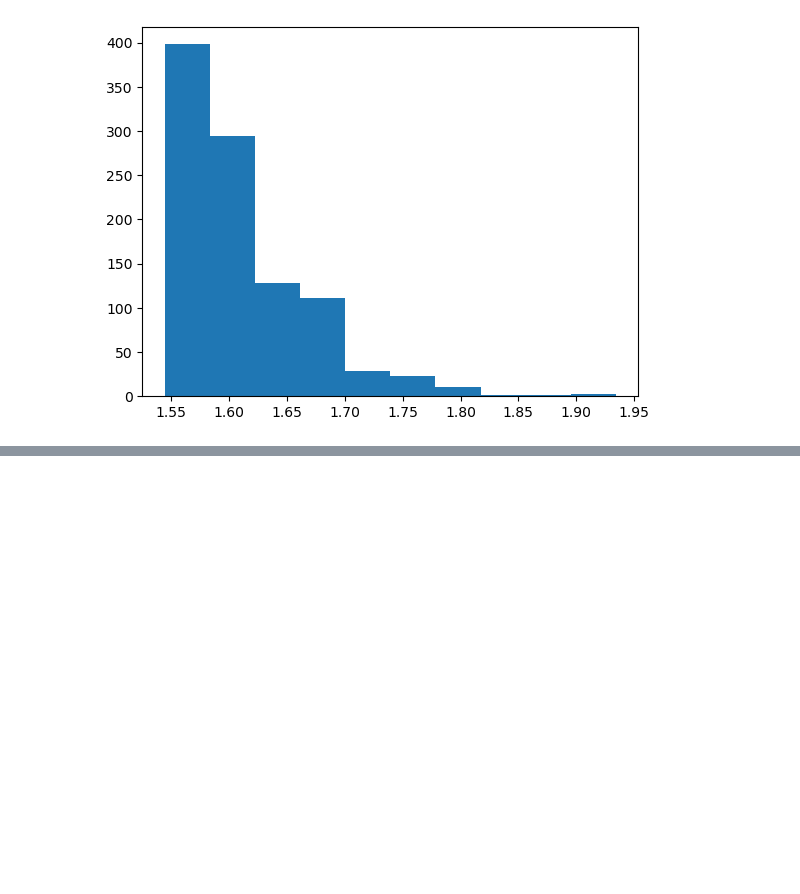
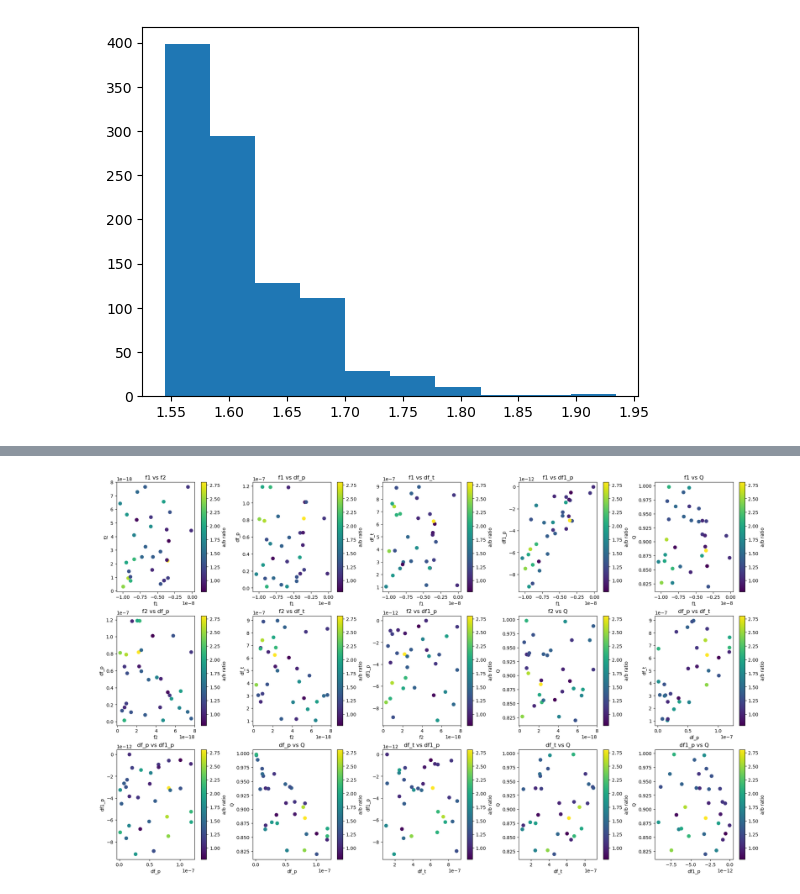
Before and after one commit to damondmc/simGlitch, a Jupyter notebook: search_setup.ipynb, the cells around one changed output, grey strips where cells are left out. Saved outputs shown, nothing was run; the diff lists cells and outputs as text; code cells hidden in the pictures; blank space fills up the shorter version.

```diff
--- a/search_setup.ipynb
+++ b/search_setup.ipynb
@@ -331,0 +210,19 @@ Name: 0, dtype: float64
+# %%
+# Assuming data is your list of 20 numbers
+data = d1[1].data['coh2F_H1'][0]  # Replace with your actual data
+df = pd.read_csv('./data/no_glitch/100-100Hz/signal_glitch_params.csv')
+# Placeholder headers and data
+headers = ['f0', 'f1', 'f2']
+# Determine field width (enough for headers or formatted numbers)
+field_width = max(max(len(h) for h in headers), 8)  # 8 for numbers like "12.34567"
+
+# Print headers
+print(' || '.join(f'{h:>{field_width}}' for h in headers))
+
+# Print data with 5 decimal places
+print(' || '.join(f'{x:>{field_width}.2e}' for x in df.iloc[0][2:5]))
+
+
+print('No glitch:')
+for i in range(0, 20, 5):
+    print(f"{data[i]:>8.5f} || {data[i+1]:>8.5f} || {data[i+2]:>8.5f} || {data[i+3]:>8.5f} || {data[i+4]:>8.5f}")
@@ -331,0 +283,62 @@ Name: 0, dtype: float64
+# %%
+import pandas as pd
+import numpy as np
+import matplotlib.pyplot as plt
+from astropy.io import fits
+import itertools
+
+# Load the CSV file
+df = pd.read_csv('./data/with_glitch_goodCase/100-100Hz/signal_glitch_params.csv')
+
+# Extract parameters
+n_glitch = 2  # n glitch per signal
+f0 = df['f0'][::2].values  # size of 32
+f1 = df['f1'][::2].values
+f2 = df['f2'][::2].values
+df_p = df['df_p'].values[::2]  # Take every other to match size 32
+df_t = df['df_t'].values[::2]
+df1_p = df['df1_p'].values[::2]
+q = df['Q'].values[::2]
+
+# Load data from FITS files and compute a/b
+a = []
+b = []
+for i in range(32):
+    d1 = fits.open(f'./results/5d/no_glitch/100-100Hz/no_glitch_CW{i}.fts')
+    d2 = fits.open(f'./results/5d/with_glitch_goodCase/100-100Hz/with_glitch_goodCase_CW{i}.fts')
+    a.append(d1[1].data['mean2F'][:1])
+    b.append(d2[1].data['mean2F'][:1])
+
+a = np.concatenate(a)
+b = np.concatenate(b)
+ratio = a / b
+
+# Define parameters for plotting
+params = {'f1': f1, 'f2': f2, 'df_p': df_p, 'df_t': df_t, 'df1_p': df1_p, 'Q': q}
+param_names = list(params.keys())
+combinations = list(itertools.combinations(param_names, 2))
+
+# Create a figure with a grid of subplots
+n_cols = 5
+n_rows = int(np.ceil(len(combinations) / n_cols))
+fig, axes = plt.subplots(n_rows, n_cols, figsize=(n_cols * 4, n_rows * 4), constrained_layout=True)
+
+# Flatten axes for easy iteration
+axes = axes.flatten()
+
+# Plot each combination
+for idx, (x_param, y_param) in enumerate(combinations):
+    ax = axes[idx]
+    scatter = ax.scatter(params[x_param], params[y_param], c=ratio, cmap='viridis', s=50)
+    ax.set_xlabel(x_param)
+    ax.set_ylabel(y_param)
+    ax.set_title(f'{x_param} vs {y_param}')
+    fig.colorbar(scatter, ax=ax, label='a/b ratio')
+
+# Hide unused subplots
+for idx in range(len(combinations), len(axes)):
+    axes[idx].set_visible(False)
+
+plt.show()
+# %% [output]
+[figure, added]
```
Also changed, not shown: parts of 35 cells of this notebook, 13 other files.
